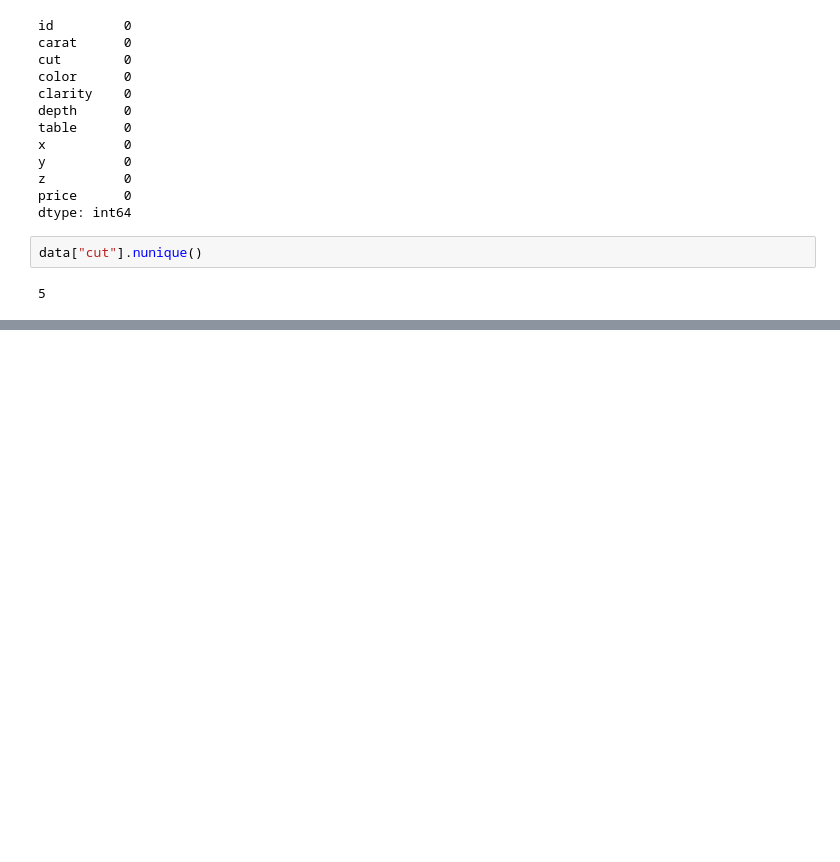
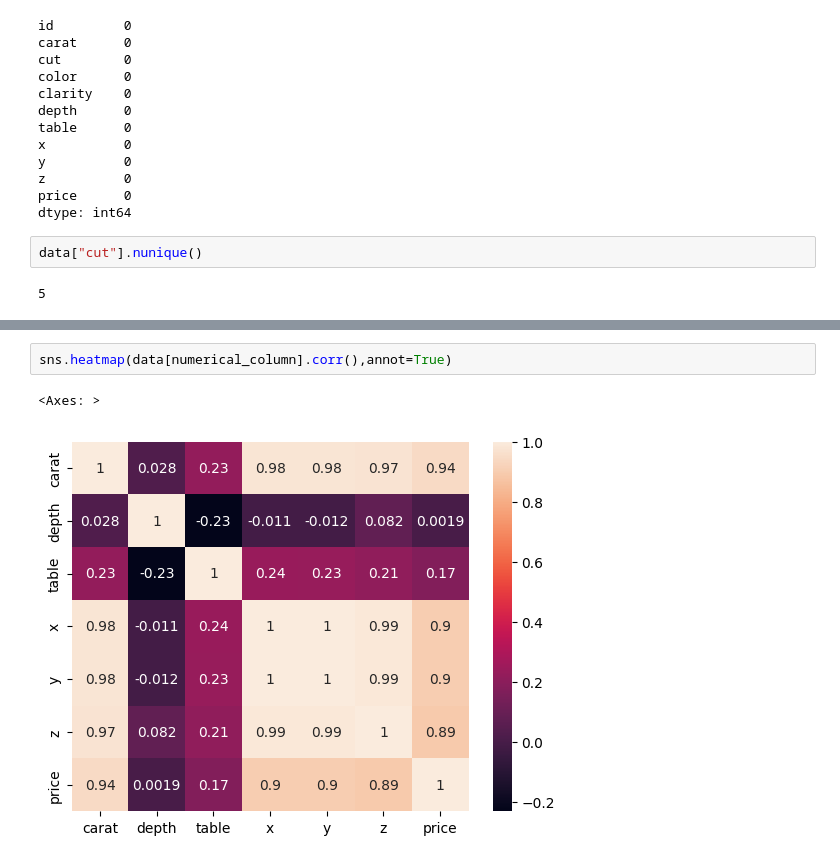
Before and after one commit to Praveenku32k/Diamond_Price_Prediction, a Jupyter notebook: notebooks/research.ipynb, the cells around one changed output, grey strips where cells are left out. Saved outputs shown, nothing was run; the diff lists cells and outputs as text; blank space fills up the shorter version.

```diff
--- a/notebooks/research.ipynb
+++ b/notebooks/research.ipynb
@@ -146,0 +292,5 @@ data.drop(labels=["id"],axis=1)
+# %%
+sns.heatmap(data[numerical_column].corr(),annot=True)
+# %% [output]
+<Axes: >
+[figure, added]
```
Also changed, not shown: parts of 32 cells of this notebook, 2 other files.
